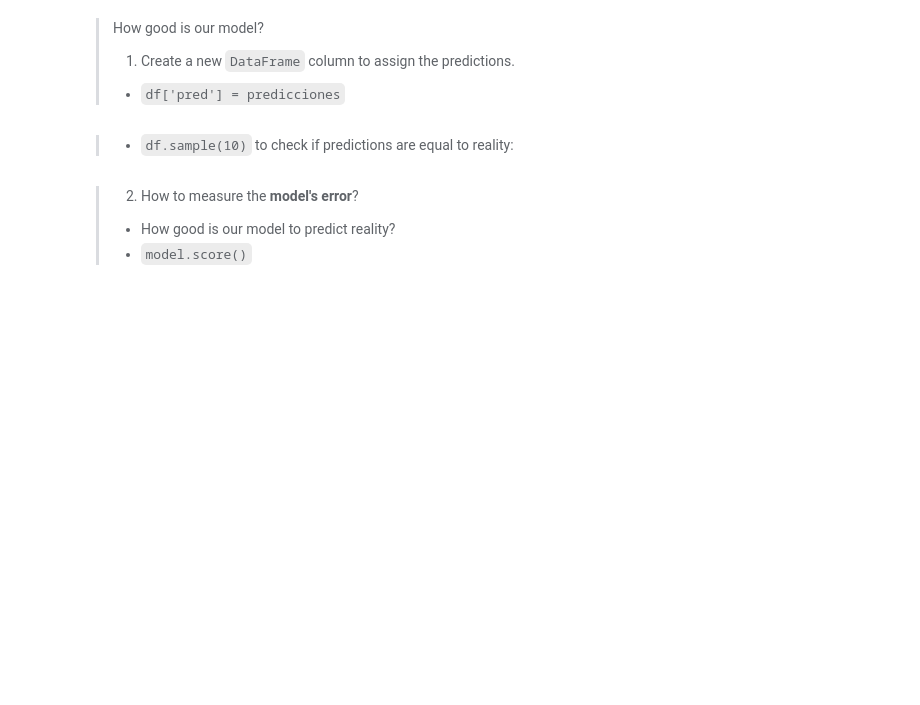
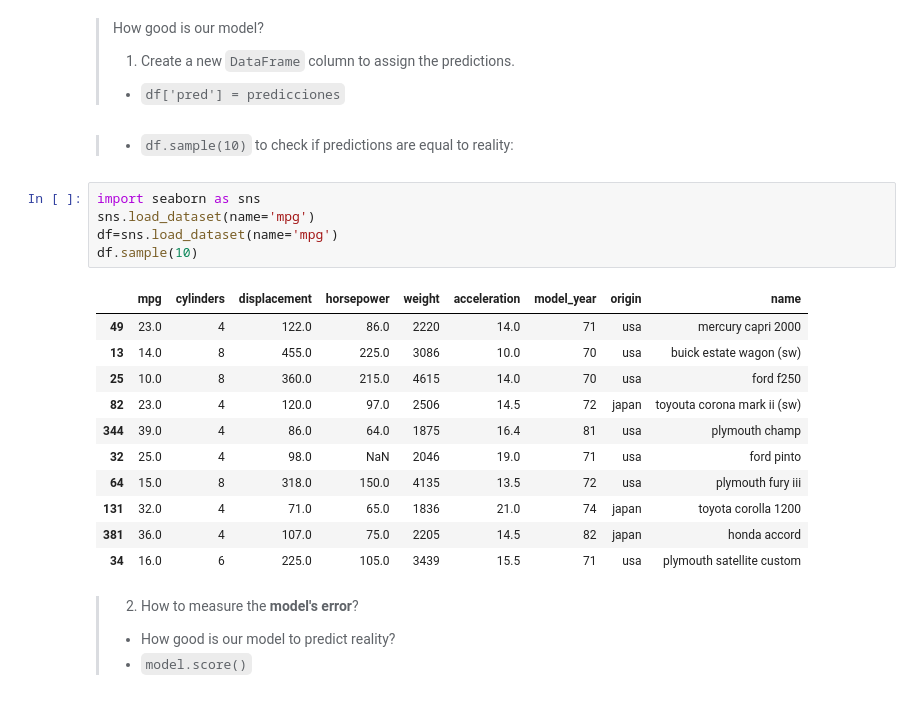
Before and after one commit to apoboldon/machine-learning-program, a Jupyter notebook: #03. Machine Learning & Linear Regression/03practice.ipynb, the cells around one changed output. Saved outputs shown, nothing was run; the diff lists cells and outputs as text; blank space fills up the shorter version.

```diff
--- a/#03. Machine Learning & Linear Regression/03practice.ipynb
+++ b/#03. Machine Learning & Linear Regression/03practice.ipynb
@@ -366,6 +354,23 @@ algo.score(X=df[['weight']], y=df['mpg'])
 > - `df['pred'] = predicciones`
 # %% [markdown]
 > - `df.sample(10)` to check if predictions are equal to reality:
+# %%
+import seaborn as sns
+sns.load_dataset(name='mpg')
+df=sns.load_dataset(name='mpg')
+df.sample(10)
+# %% [output]
+|  | mpg | cylinders | displacement | horsepower | weight | acceleration | model_year | origin | name |
+| 49 | 23.0 | 4 | 122.0 | 86.0 | 2220 | 14.0 | 71 | usa | mercury capri 2000 |
+| 13 | 14.0 | 8 | 455.0 | 225.0 | 3086 | 10.0 | 70 | usa | buick estate wagon (sw) |
+| 25 | 10.0 | 8 | 360.0 | 215.0 | 4615 | 14.0 | 70 | usa | ford f250 |
+| 82 | 23.0 | 4 | 120.0 | 97.0 | 2506 | 14.5 | 72 | japan | toyouta corona mark ii (sw) |
+| 344 | 39.0 | 4 | 86.0 | 64.0 | 1875 | 16.4 | 81 | usa | plymouth champ |
+| 32 | 25.0 | 4 | 98.0 | NaN | 2046 | 19.0 | 71 | usa | ford pinto |
+| 64 | 15.0 | 8 | 318.0 | 150.0 | 4135 | 13.5 | 72 | usa | plymouth fury iii |
+| 131 | 32.0 | 4 | 71.0 | 65.0 | 1836 | 21.0 | 74 | japan | toyota corolla 1200 |
+| 381 | 36.0 | 4 | 107.0 | 75.0 | 2205 | 14.5 | 82 | japan | honda accord |
+| 34 | 16.0 | 6 | 225.0 | 105.0 | 3439 | 15.5 | 71 | usa | plymouth satellite custom |
 # %% [markdown]
 > 2. How to measure the **model's error**?
 > - How good is our model to predict reality?
```
Also changed, not shown: parts of 10 cells of this notebook, 2 other files.
